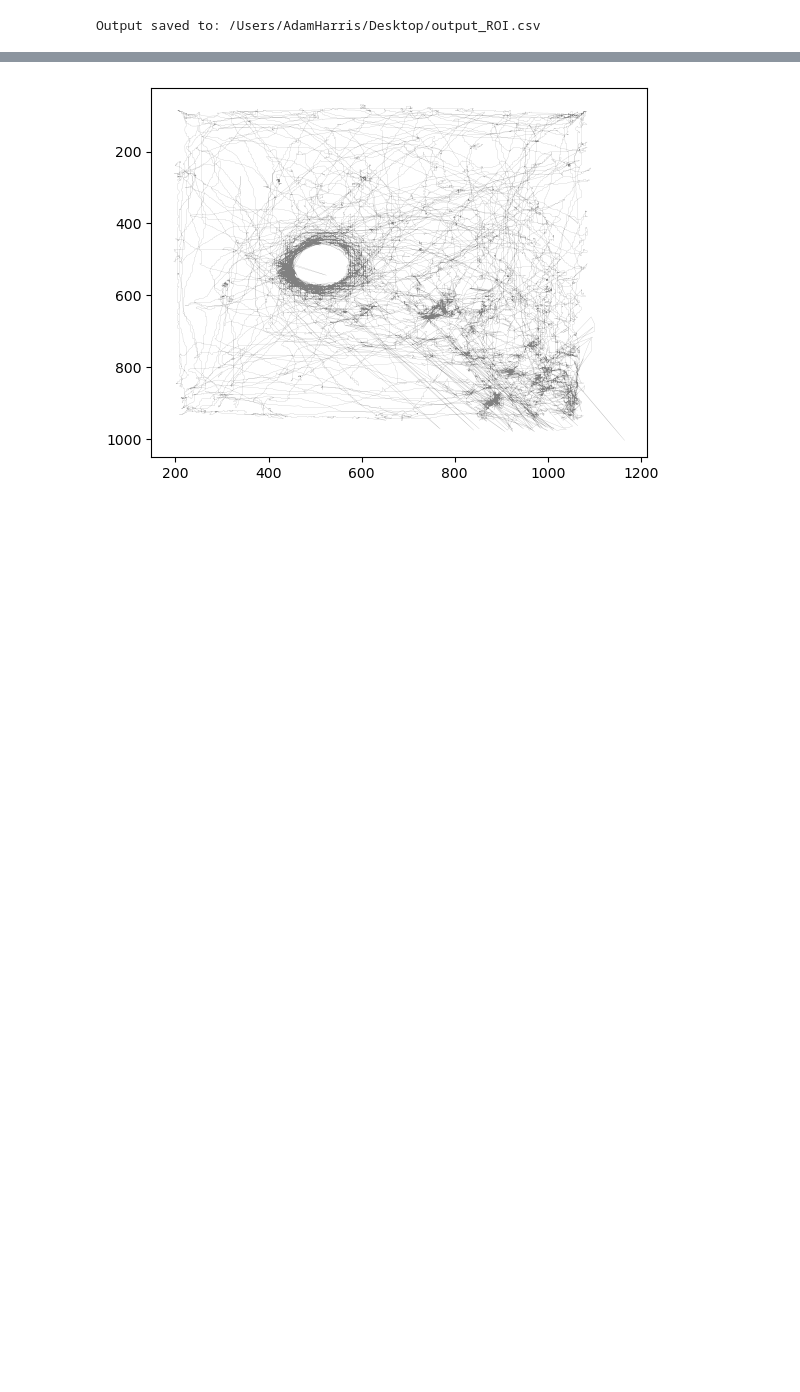
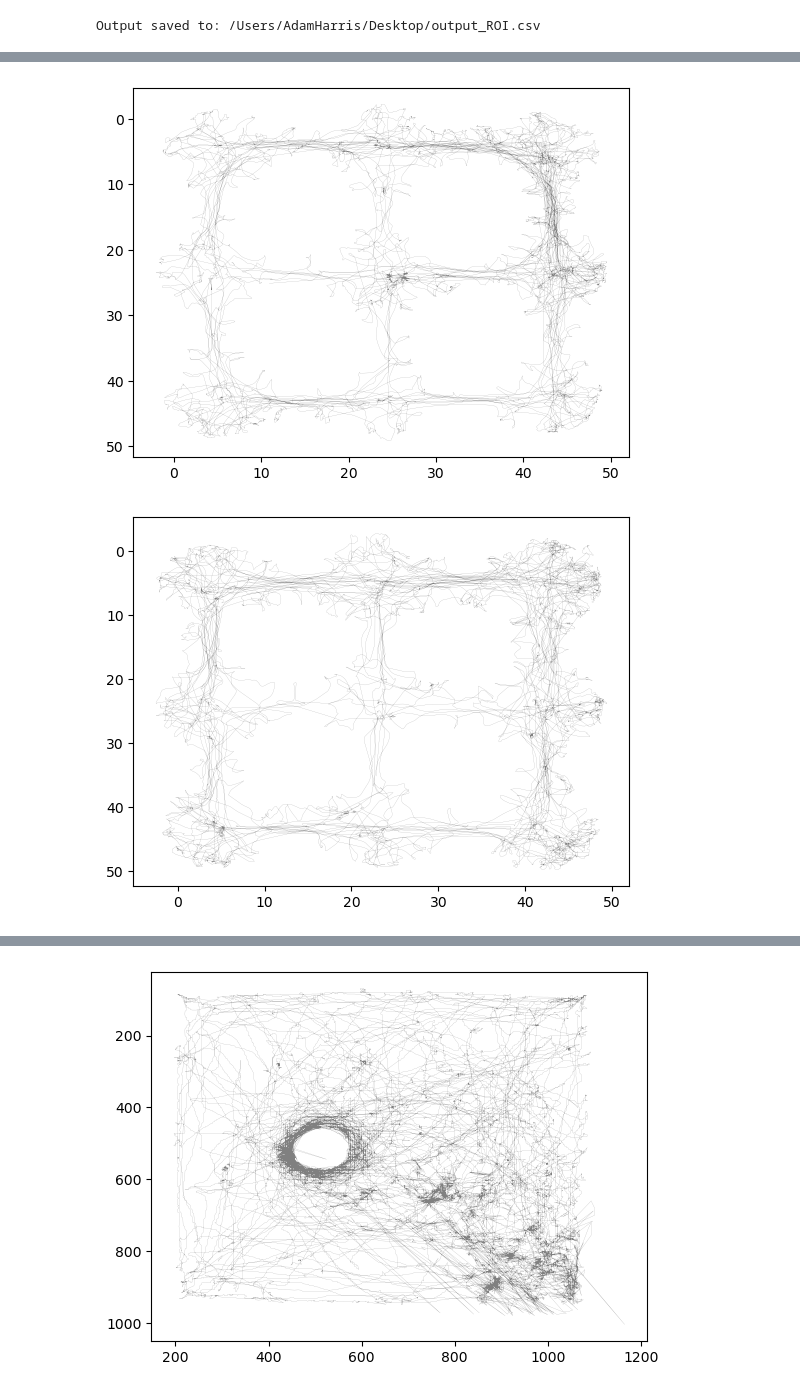
Before and after one commit to AdamLoydHarris/mEC_preprocessing, a Jupyter notebook: sleap_preprocess.ipynb, the cells around one changed output, grey strips where cells are left out. Drawn from its saved outputs; the diff is of its cells as text; code cells hidden in the pictures; blank space fills up the shorter version.

```diff
--- a/sleap_preprocess.ipynb
+++ b/sleap_preprocess.ipynb
@@ -945,3 +1142,22 @@ if __name__ == "__main__":
+# %%
+test_coords_df = pd.read_csv('/Users/AdamHarris/Desktop/cohort_10_exploration/processed/c1m3_2025-03-12-121432.analysis_cleaned_coordinates.csv')
+test_coords_x, test_coords_y = np.array(test_coords_df['head_back.x']), np.array(test_coords_df['head_back.y'])
+test_coords = np.column_stack((test_coords_x, test_coords_y))
+fig, ax = plt.subplots()
+ax.plot(test_coords[:,0], test_coords[:,1], '-', linewidth=0.1, c='grey')
+ax.invert_yaxis()
+plt.show()
+
+test_coords_df = pd.read_csv('/Users/AdamHarris/Desktop/cohort_10_exploration/processed/c1m4_2025-03-12-121432.analysis_cleaned_coordinates.csv')
+test_coords_x, test_coords_y = np.array(test_coords_df['head_back.x']), np.array(test_coords_df['head_back.y'])
+test_coords = np.column_stack((test_coords_x, test_coords_y))
+fig, ax = plt.subplots()
+ax.plot(test_coords[:,0], test_coords[:,1], '-', linewidth=0.1, c='grey')
+ax.invert_yaxis()
+plt.show()
+# %% [output]
+[figure, added]
+[figure, added]
 # %%
 test_coords_df = pd.read_csv('/Users/AdamHarris/Desktop/mEC_SLEAP/outputs/bp01_2024-03-21-125921.analysis_cleaned_coordinates.csv')
 test_coords_x, test_coords_y = np.array(test_coords_df['head_back.x']), np.array(test_coords_df['head_back.y'])
```
Also changed, not shown: parts of 6 cells of this notebook, 4 other files.
